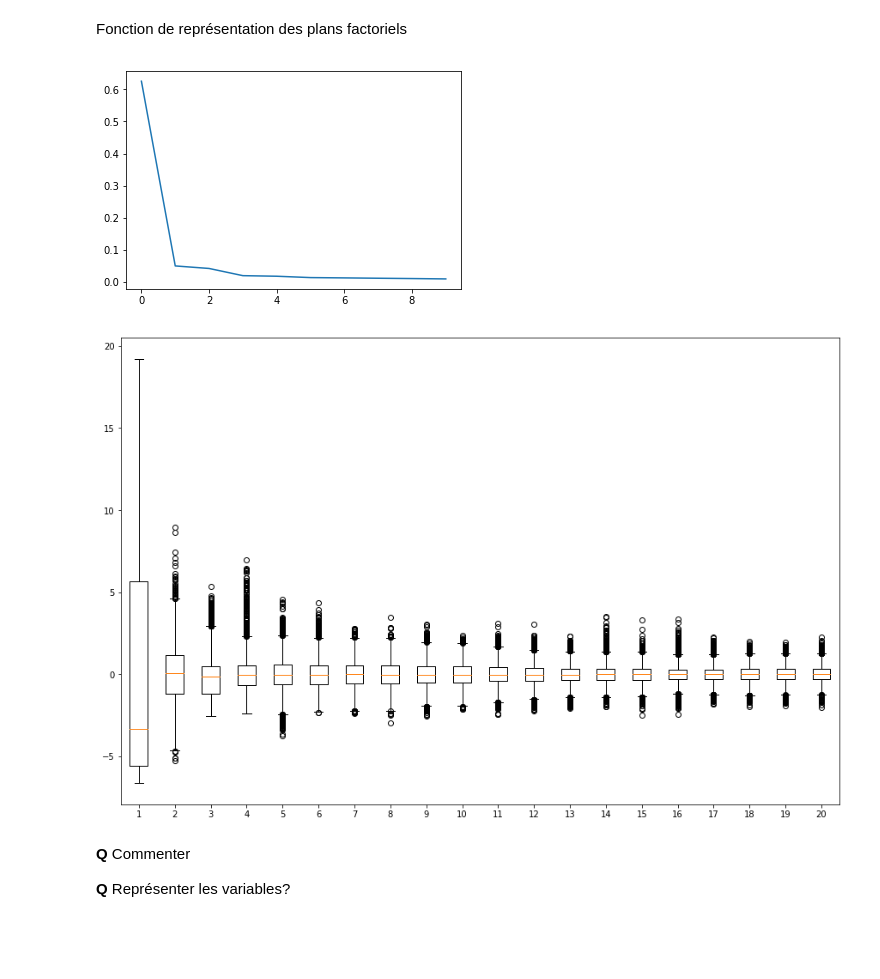
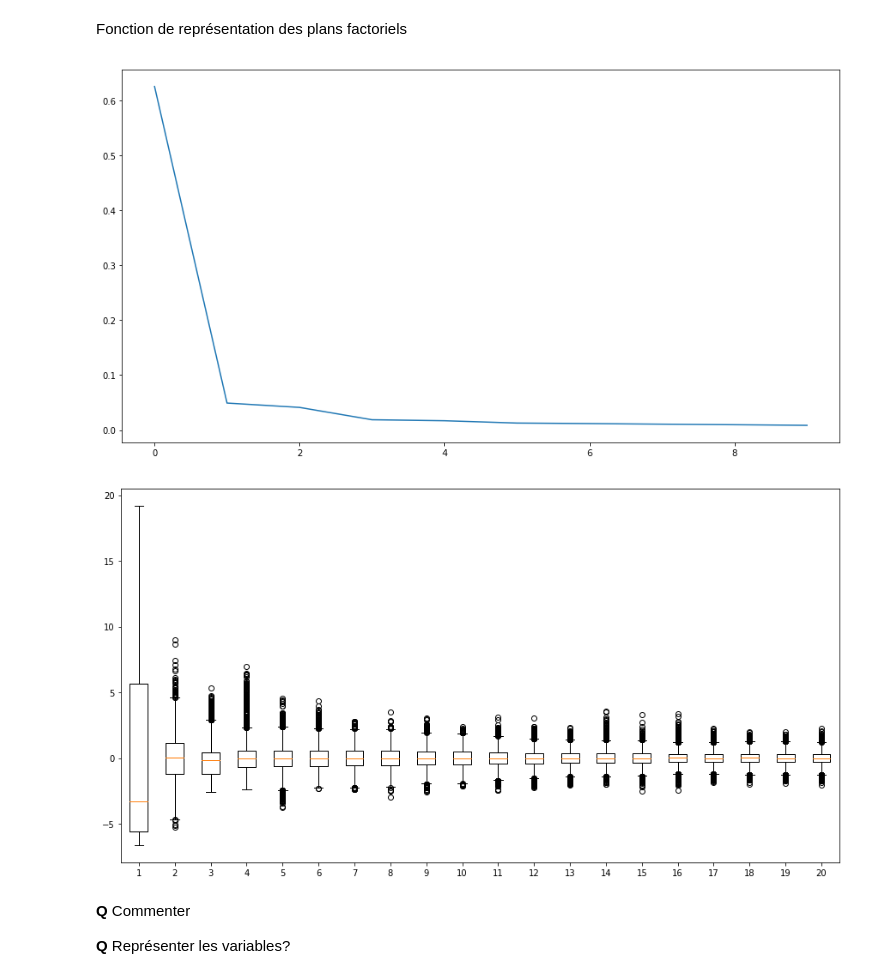
Before and after one commit to eva0marques/Human-recognition-activity-project, a Jupyter notebook: Atelier-HAR-metier-python.ipynb, the cells around one changed output. Drawn from its saved outputs; the diff is of its cells as text; code cells hidden in the pictures; blank space fills up the shorter version.

```diff
--- a/Atelier-HAR-metier-python.ipynb
+++ b/Atelier-HAR-metier-python.ipynb
@@ -133,17 +134,18 @@ pca = PCA()
 X_r = pca.fit_transform(Xtrain)
 # %%
 ## Décroissance des premières valeurs propres
+plt.figure(figsize=(15,8))
 plt.plot(pca.explained_variance_ratio_[0:10])
 plt.show()
 # %% [output]
-[figure, old version]
+[figure, new version]
 # %%
 ## distribution des premières composantes principales
-plt.figure(figsize=(15,10))
+plt.figure(figsize=(15,8))
 plt.boxplot(X_r[:,0:20])
 plt.show()
 # %% [output]
-[figure, old version]
+[figure, new version]
 # %%
 cmaps = plt.get_cmap("Accent")
 
```
Also changed, not shown: parts of 1 cell of this notebook.
